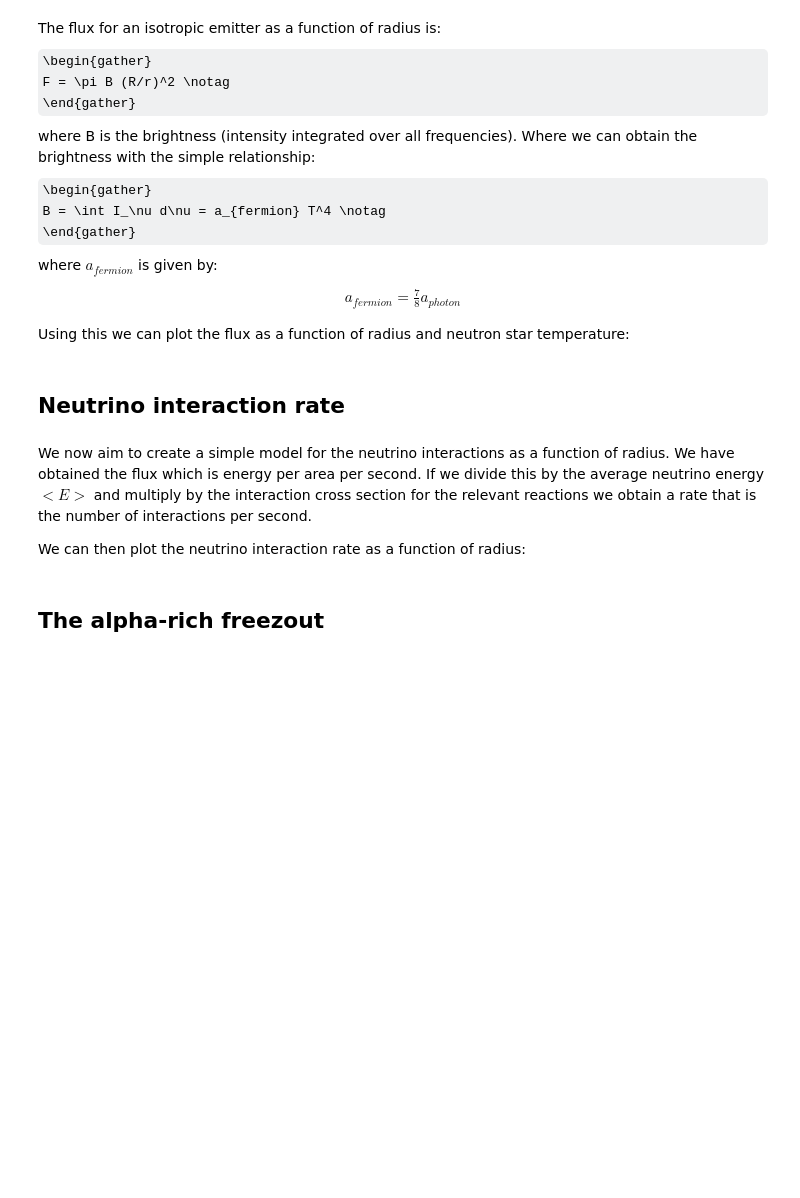
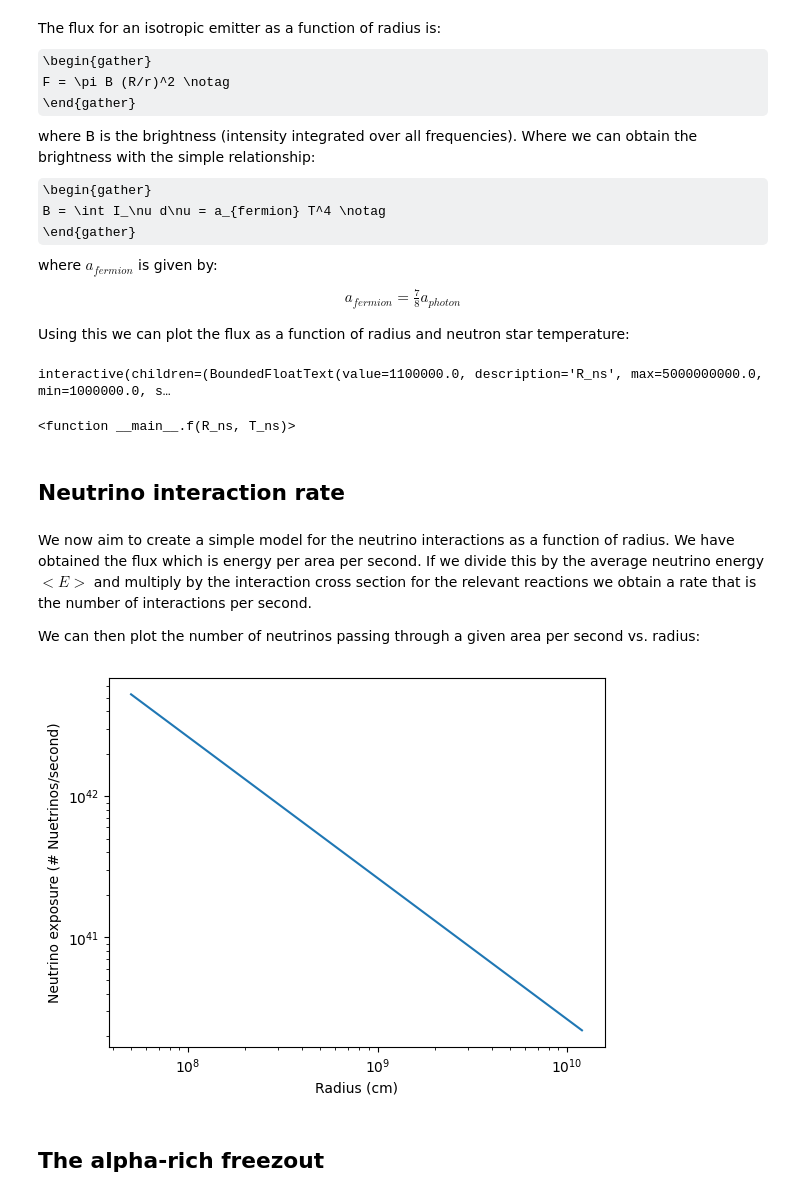
Before and after one commit to lucaswalls18/nu_fluxSN, a Jupyter notebook: nu_fluxSNII.ipynb, the cells around one changed output. Saved outputs shown, nothing was run; the diff lists cells and outputs as text; code cells hidden in the pictures; some formulas as TeX source; blank space fills up the shorter version.

```diff
--- a/nu_fluxSNII.ipynb
+++ b/nu_fluxSNII.ipynb
@@ -29,12 +63,57 @@ a_{fermion} = \frac{7}{8} a_{photon}
 \end{gather}
 
 Using this we can plot the flux as a function of radius and neutron star temperature:
+# %%
+def F(R, T):
+    r = np.linspace(5e7, 1.2e10, 1000)
+    a_photon = 7.56e-15
+    B = 7/8 * a_photon * T**4
+    return r, np.pi * B * (R/r)**2
+
+def f(R_ns, T_ns):
+    '''Function for interactive plot'''
+    r_list, nu_flux = F(R_ns, T_ns)
+    fig, ax = plt.subplots()
+    ax.plot(r_list, nu_flux)
+    ax.set_title(f'Neutrino flux as a function of radius at T={T_ns:.2e}')
+    #ax.set_xscale('log')
+    ax.set_yscale('log')
+    ax.set_xlabel('Radius (cm)')
+    ax.set_ylabel('Flux (ergs s$^{-1}$ cm$^{-2}$)')
+    plt.show()
+
+
+interact(f,T_ns = widgets.BoundedFloatText(value=1e10, min=1e9, max = 1e11, step=1e9, descriptions='T_ns(K)', disabled=False),
+            R_ns = widgets.BoundedFloatText(value = 1.1e6 , min=1e6,max=5e9,step = 1e8, descriptions ='R_ns(cm)', disabled=False ))
+# %% [output]
+interactive(children=(BoundedFloatText(value=1100000.0, description='R_ns', max=5000000000.0, min=1000000.0, s…
+<function __main__.f(R_ns, T_ns)>
 # %% [markdown]
 ## Neutrino interaction rate
 # %% [markdown]
 We now aim to create a simple model for the neutrino interactions as a function of radius. We have obtained the flux which is energy per area per second. If we divide this by the average neutrino energy $<E>$ and multiply by the interaction cross section for the relevant reactions we obtain a rate that is the number of interactions per second.
 
-We can then plot the neutrino interaction rate as a function of radius:
+We can then plot the number of neutrinos passing through a given area per second vs. radius:
+# %%
+E_nu = 12e-12 #electron neutrino-ergs
+R_ns = 1.1e6
+T_ns = 1e10
+
+def rate(R, T, E):
+    radius, flux = F(R, T)
+    rate = flux/E * 4* np.pi * radius
+    return rate, radius
+
+fig, ax = plt.subplots()
+rate, radius = rate(R_ns, T_ns, E_nu)
+ax.plot(radius, rate)
+ax.set_xlabel('Radius (cm)')
+ax.set_ylabel('Neutrino exposure (# Nuetrinos/second)')
+ax.set_xscale('log')
+ax.set_yscale('log')
+plt.show()
+# %% [output]
+[figure, added]
 # %% [markdown]
 ## The alpha-rich freezout
 # %% [markdown]
```
Also changed, not shown: parts of 15 cells of this notebook.
